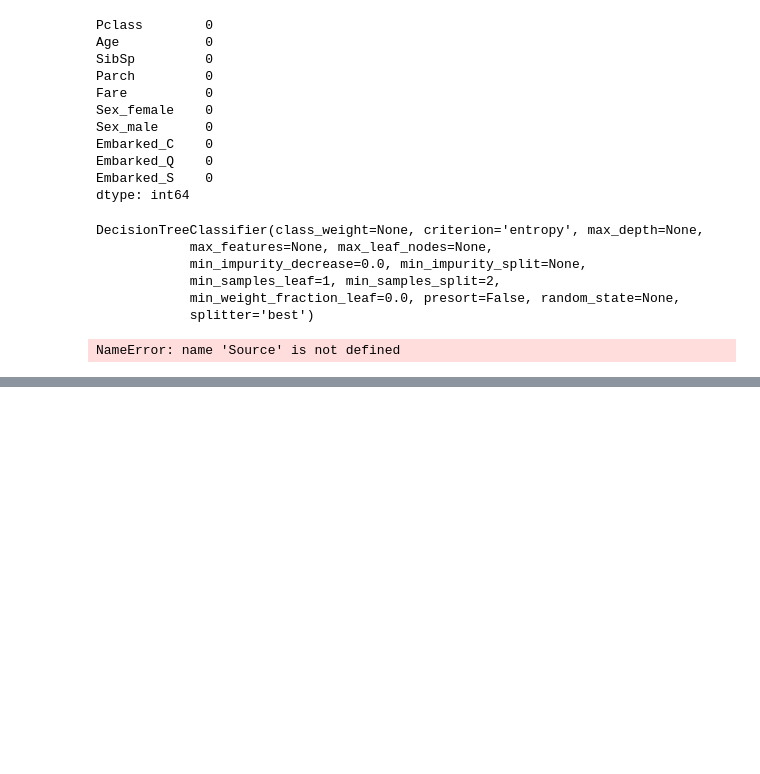
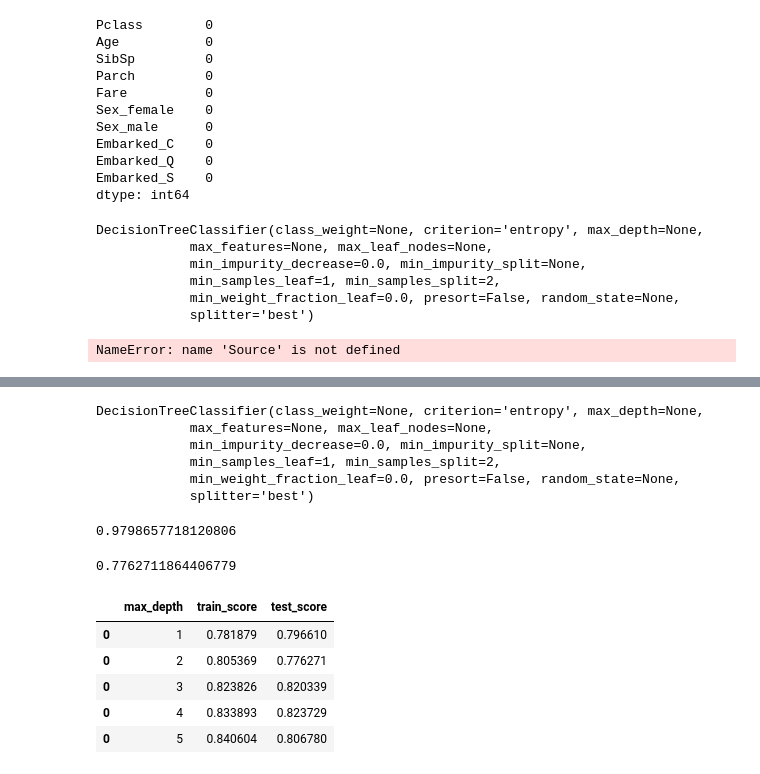
Before and after one commit to user-vi/python_stepik_org, a Jupyter notebook: Part 2 - tree.ipynb, the cells around one changed output, grey strips where cells are left out. Saved outputs shown, nothing was run; the diff lists cells and outputs as text; code cells hidden in the pictures; blank space fills up the shorter version.

```diff
--- a/Part 2 - tree.ipynb
+++ b/Part 2 - tree.ipynb
@@ -123,0 +170,3 @@ NameError: name 'Source' is not defined
+# %%
+# обучим классификатор на тренировочных данных
+clf.fit(X_train, y_train)
@@ -123,0 +188,17 @@ NameError: name 'Source' is not defined
+# %%
+clf.fit(X_train, y_train)
+# %% [output]
+DecisionTreeClassifier(class_weight=None, criterion='entropy', max_depth=None,
+            max_features=None, max_leaf_nodes=None,
+            min_impurity_decrease=0.0, min_impurity_split=None,
+            min_samples_leaf=1, min_samples_split=2,
+            min_weight_fraction_leaf=0.0, presort=False, random_state=None,
+            splitter='best')
+# %%
+clf.score(X_train, y_train)
+# %% [output]
+0.9798657718120806
+# %%
+clf.score(X_test, y_test)
+# %% [output]
+0.7762711864406779
@@ -123,0 +225,9 @@ NameError: name 'Source' is not defined
+# %%
+scores_data.head()
+# %% [output]
+|  | max_depth | train_score | test_score |
+| 0 | 1 | 0.781879 | 0.796610 |
+| 0 | 2 | 0.805369 | 0.776271 |
+| 0 | 3 | 0.823826 | 0.820339 |
+| 0 | 4 | 0.833893 | 0.823729 |
+| 0 | 5 | 0.840604 | 0.806780 |
```
Also changed, not shown: parts of 21 cells of this notebook, 3 other files.
